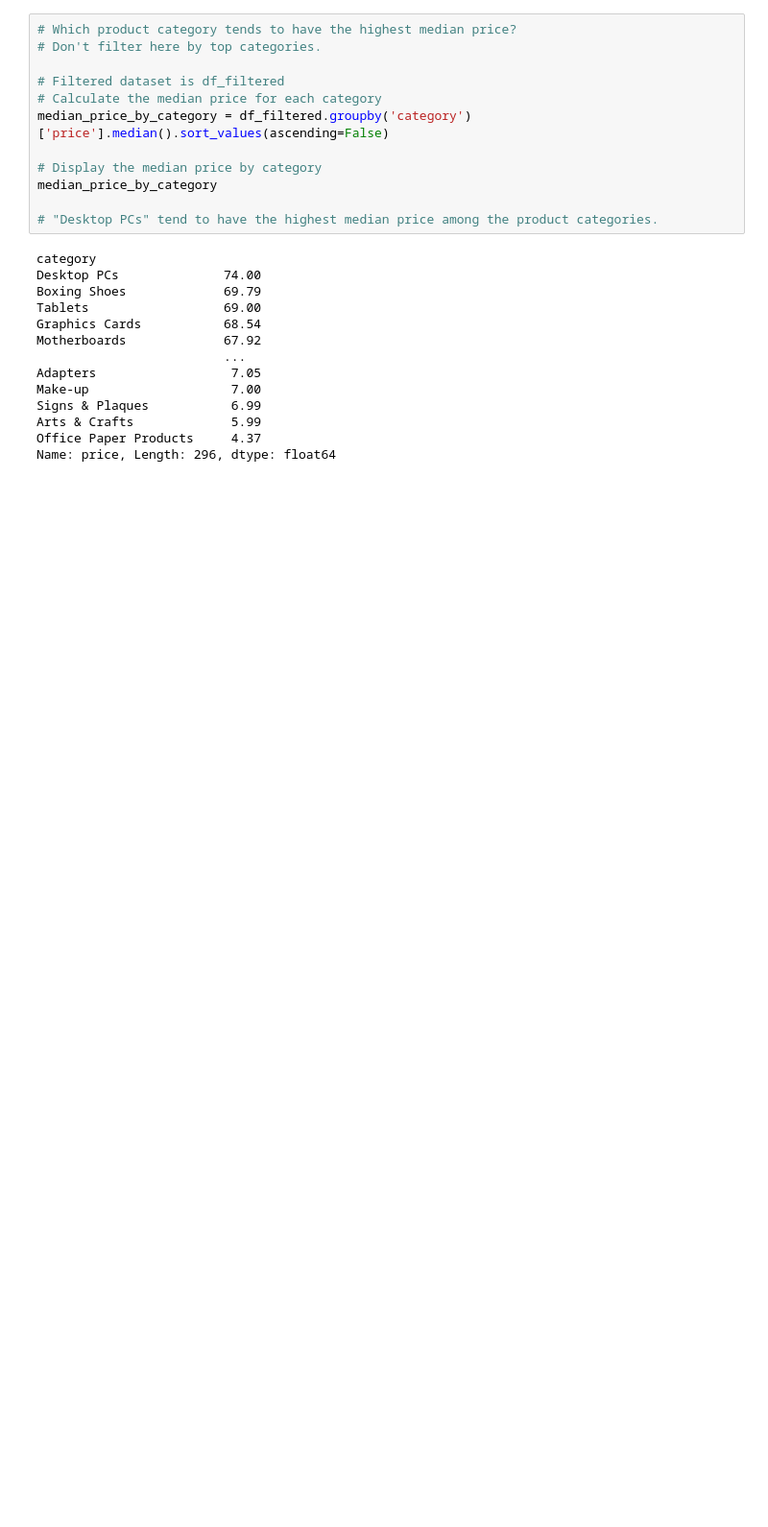
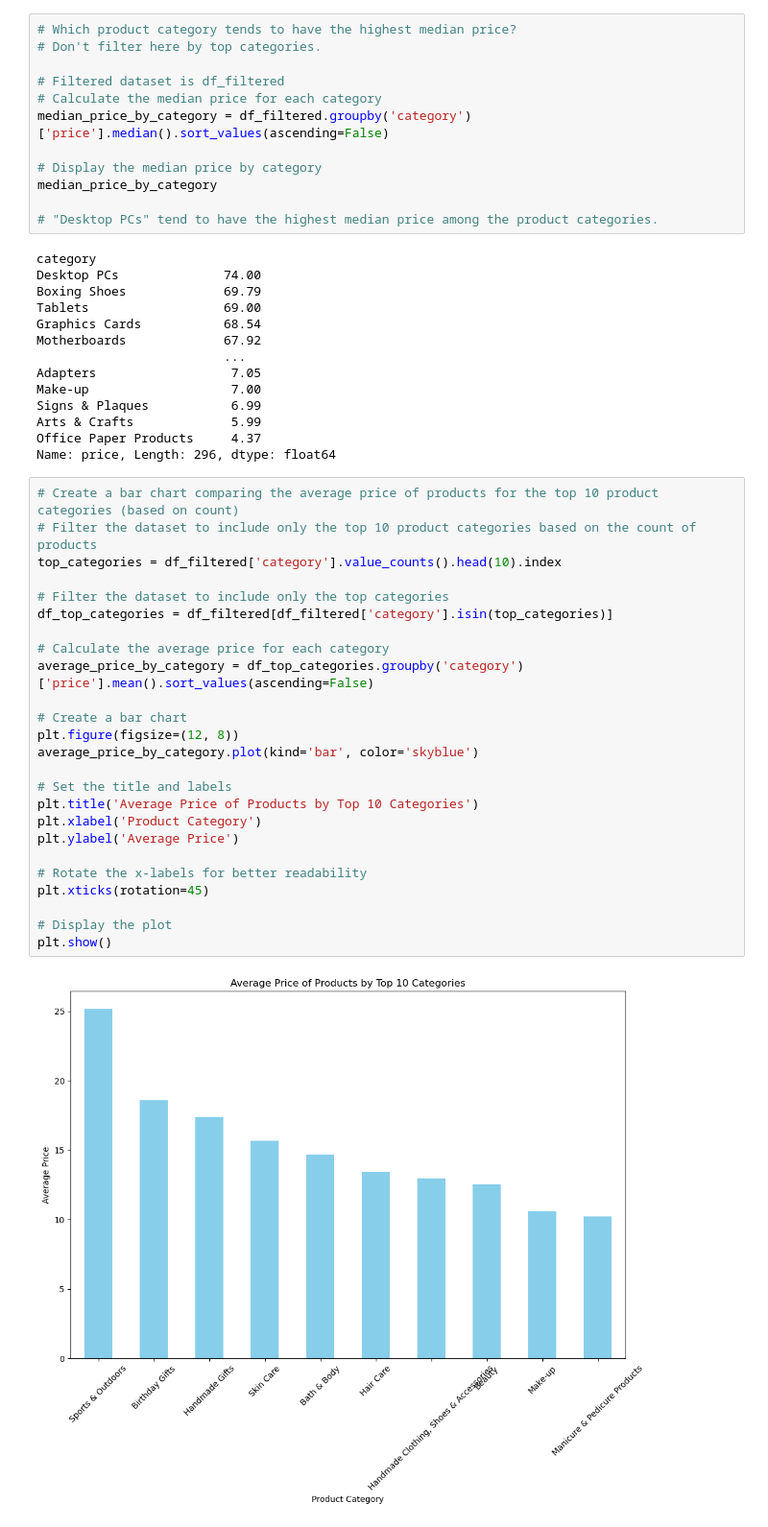
Before and after one commit to jesuserro/lab-eda-bivariate, a Jupyter notebook: main.ipynb, the cells around one changed output. Shown at 96% size. Drawn from its saved outputs; the diff is of its cells as text; blank space fills up the shorter version.

```diff
--- a/main.ipynb
+++ b/main.ipynb
@@ -180,3 +180,30 @@ Signs & Plaques           6.99
 Arts & Crafts             5.99
 Office Paper Products     4.37
 Name: price, Length: 296, dtype: float64
+# %%
+# Create a bar chart comparing the average price of products for the top 10 product categories (based on count)
+# Filter the dataset to include only the top 10 product categories based on the count of products
+top_categories = df_filtered['category'].value_counts().head(10).index
+
+# Filter the dataset to include only the top categories
+df_top_categories = df_filtered[df_filtered['category'].isin(top_categories)]
+
+# Calculate the average price for each category
+average_price_by_category = df_top_categories.groupby('category')['price'].mean().sort_values(ascending=False)
+
+# Create a bar chart
+plt.figure(figsize=(12, 8))
+average_price_by_category.plot(kind='bar', color='skyblue')
+
+# Set the title and labels
+plt.title('Average Price of Products by Top 10 Categories')
+plt.xlabel('Product Category')
+plt.ylabel('Average Price')
+
+# Rotate the x-labels for better readability
+plt.xticks(rotation=45)
+
+# Display the plot
+plt.show()
+# %% [output]
+[figure, added]
```
